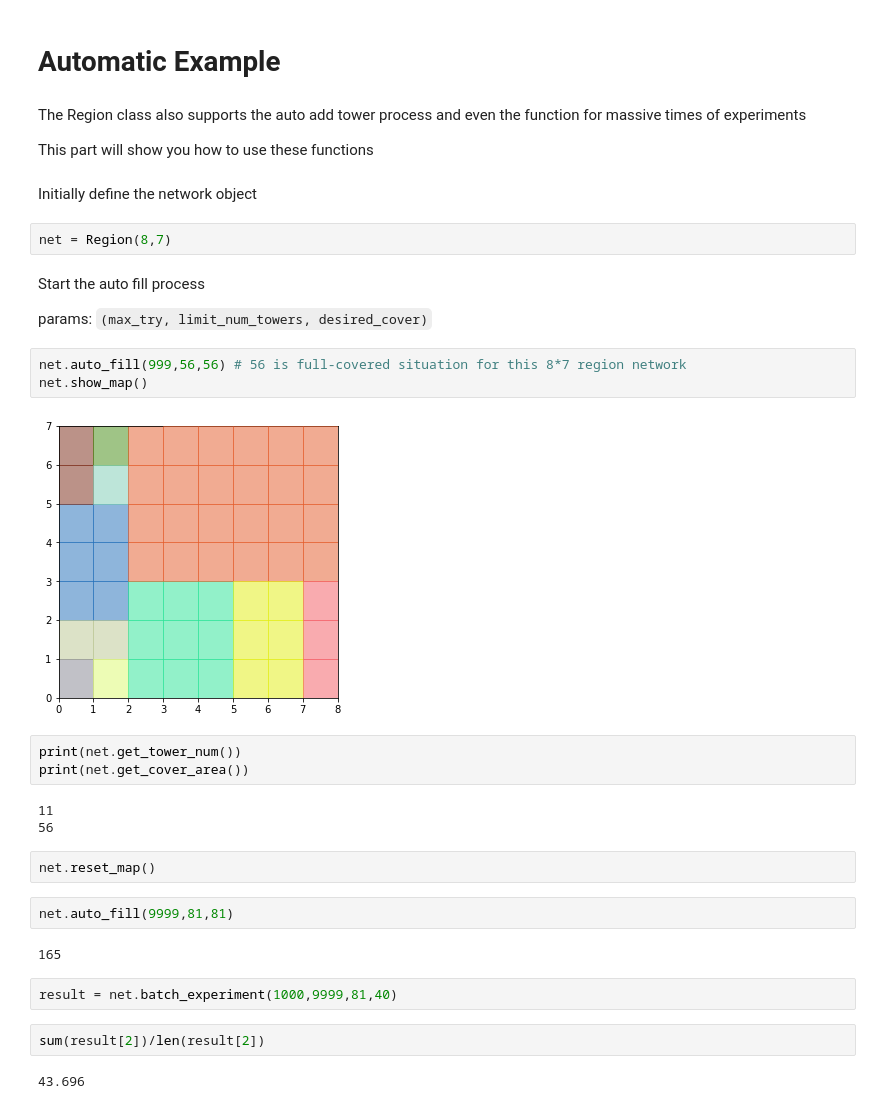
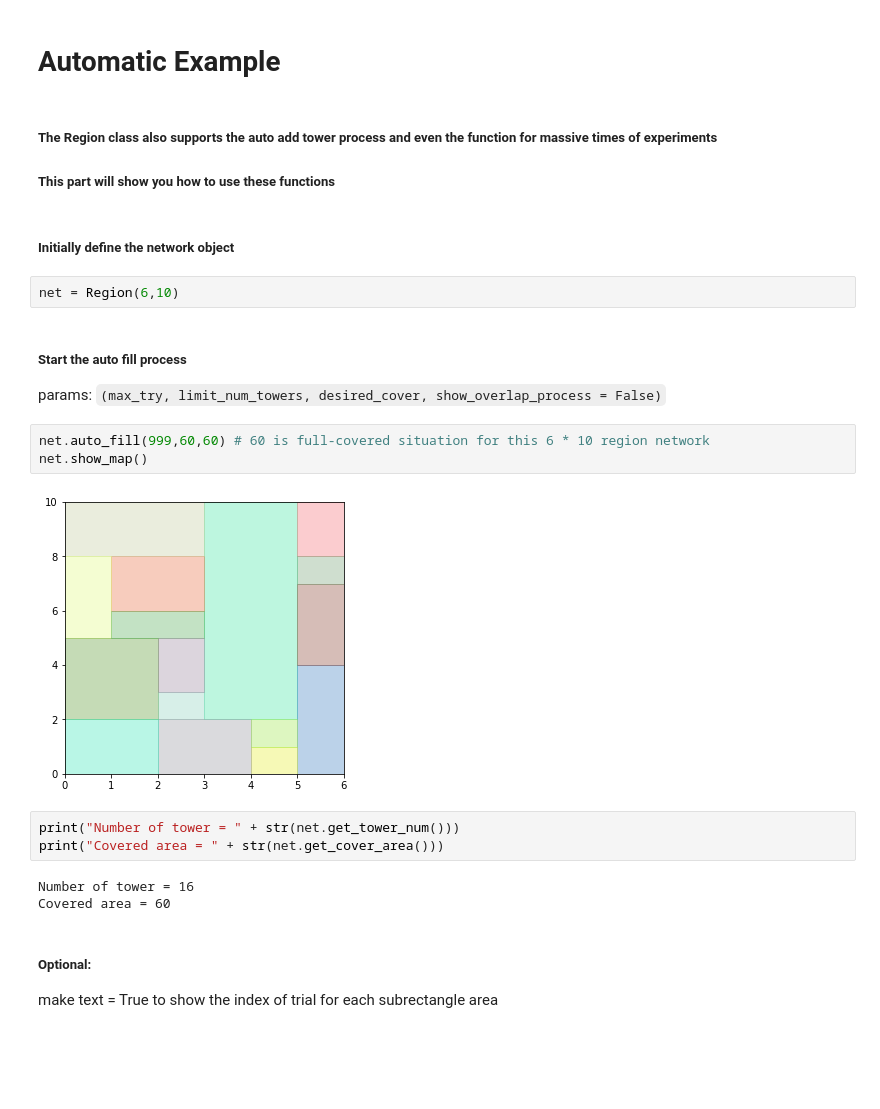
Before and after one commit to yansun1996/ECE143-Ad-Hoc-Communications-Network, a Jupyter notebook: Rectangular.ipynb, the cells around one changed output. Saved outputs shown, nothing was run; the diff lists cells and outputs as text; blank space fills up the shorter version.

````diff
--- a/Rectangular.ipynb
+++ b/Rectangular.ipynb
@@ -379,41 +446,33 @@ print(net.get_cover_area())
 # %% [markdown]
 # Automatic Example
 # %% [markdown]
-The Region class also supports the auto add tower process and even the function for massive times of experiments
+##### The Region class also supports the auto add tower process and even the function for massive times of experiments
 
-This part will show you how to use these functions
+##### This part will show you how to use these functions
 # %% [markdown]
-Initially define the network object
+##### Initially define the network object
 # %%
-net = Region(8,7)
+net = Region(6,10)
 # %% [markdown]
-Start the auto fill process
+##### Start the auto fill process
 
 params:
-    ```(max_try, limit_num_towers, desired_cover)```
+    ```(max_try, limit_num_towers, desired_cover, show_overlap_process = False)```
 # %%
-net.auto_fill(999,56,56) # 56 is full-covered situation for this 8*7 region network
+net.auto_fill(999,60,60) # 60 is full-covered situation for this 6 * 10 region network
 net.show_map()
 # %% [output]
-[figure, old version]
+[figure, new version]
 # %%
-print(net.get_tower_num())
-print(net.get_cover_area())
+print("Number of tower = " + str(net.get_tower_num()))
+print("Covered area = " + str(net.get_cover_area()))
 # %% [output]
-11
-56
+Number of tower = 16
+Covered area = 60
-# %%
-net.reset_map()
-# %%
-net.auto_fill(9999,81,81)
-# %% [output]
-165
-# %%
-result = net.batch_experiment(1000,9999,81,40)
-# %%
-sum(result[2])/len(result[2])
-# %% [output]
-43.696
+# %% [markdown]
+##### Optional:
+
+make text = True to show the index of trial for each subrectangle area
 # %%
 net.show_map(text=True)
 # %% [output]
````
Also changed, not shown: parts of 40 cells of this notebook.
